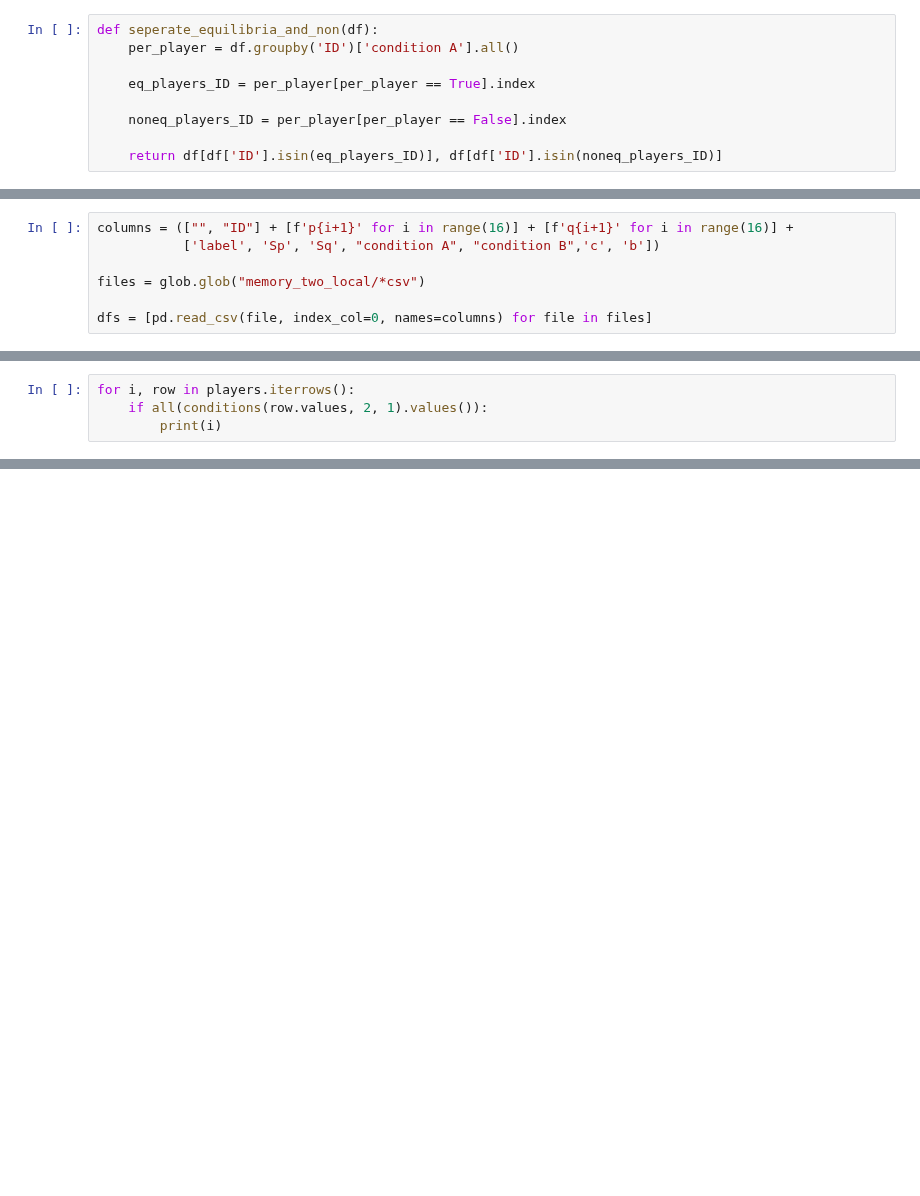
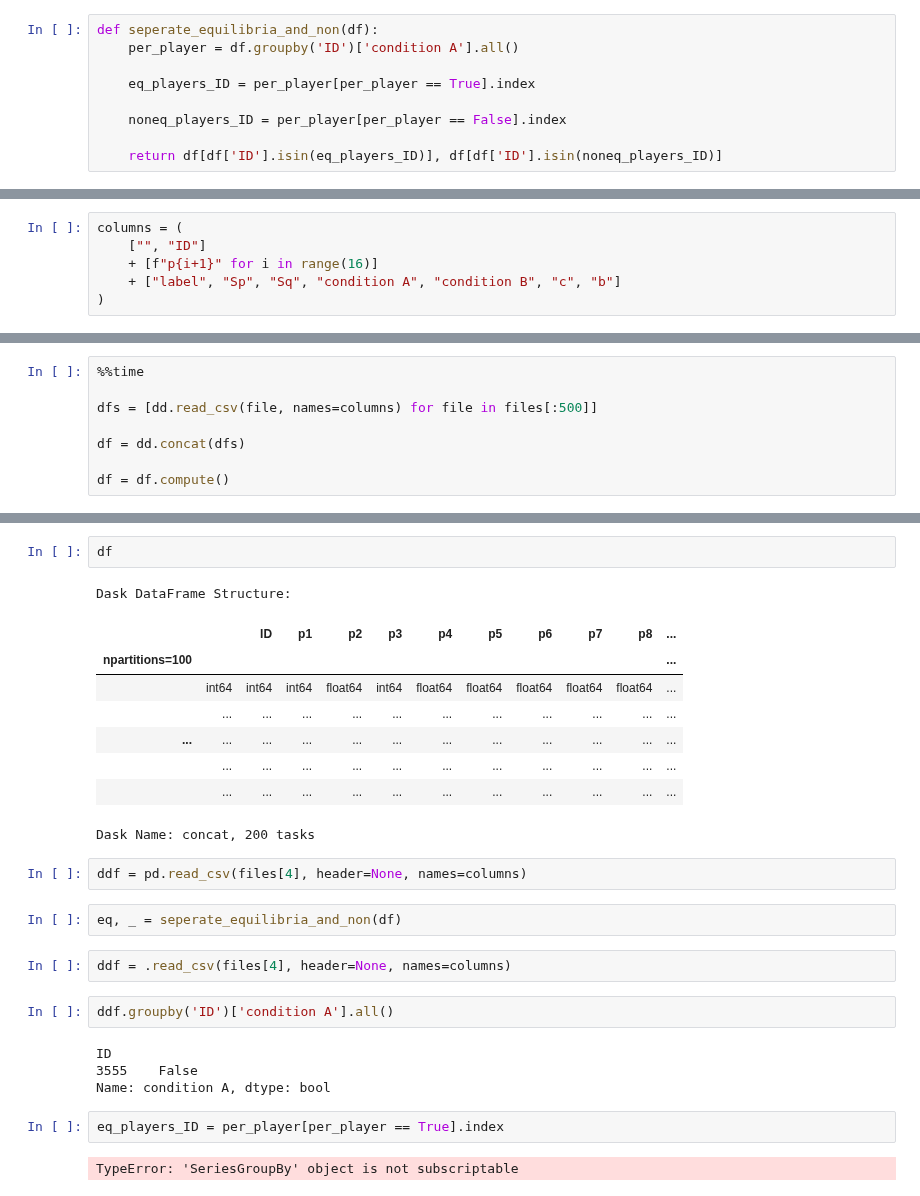
Before and after one commit to Nikoleta-v3/conditional-cooperation-with-longer-memory, a Jupyter notebook: nbs/Untitled.ipynb, the cells around one changed output, grey strips where cells are left out. Drawn from its saved outputs; the diff is of its cells as text; blank space fills up the shorter version.

```diff
--- a/nbs/Untitled.ipynb
+++ b/nbs/Untitled.ipynb
@@ -337,7 +192,0 @@ array([1., 1., 1., 1., 1., 1., 1., 1., 1., 1., 1., 1., 1., 1., 1., 1.])
-# %%
-columns = (["", "ID"] + [f'p{i+1}' for i in range(16)] + [f'q{i+1}' for i in range(16)] +
-           ['label', 'Sp', 'Sq', "condition A", "condition B",'c', 'b'])
-
-files = glob.glob("memory_two_local/*csv")
-
-dfs = [pd.read_csv(file, index_col=0, names=columns) for file in files]
@@ -371,4 +192,0 @@ players = players.reset_index(drop=True)
-# %%
-for i, row in players.iterrows():
-    if all(conditions(row.values, 2, 1).values()):
-        print(i)
@@ -414,0 +195,6 @@ Name: 0, dtype: float64
+# %%
+columns = (
+    ["", "ID"]
+    + [f"p{i+1}" for i in range(16)]
+    + ["label", "Sp", "Sq", "condition A", "condition B", "c", "b"]
+)
@@ -414,0 +210,8 @@ Name: 0, dtype: float64
+# %%
+%%time
+
+dfs = [dd.read_csv(file, names=columns) for file in files[:500]]
+
+df = dd.concat(dfs)
+
+df = df.compute()
@@ -414,0 +221,28 @@ Name: 0, dtype: float64
+# %%
+df
+# %% [output]
+Dask DataFrame Structure:
+|  |  | ID | p1 | p2 | p3 | p4 | p5 | p6 | p7 | p8 | ... |
+| npartitions=100 |  |  |  |  |  |  |  |  |  |  | ... |
+|  | int64 | int64 | int64 | float64 | int64 | float64 | float64 | float64 | float64 | float64 | ... |
+|  | ... | ... | ... | ... | ... | ... | ... | ... | ... | ... | ... |
+| ... | ... | ... | ... | ... | ... | ... | ... | ... | ... | ... | ... |
+|  | ... | ... | ... | ... | ... | ... | ... | ... | ... | ... | ... |
+|  | ... | ... | ... | ... | ... | ... | ... | ... | ... | ... | ... |
+Dask Name: concat, 200 tasks
+# %%
+ddf = pd.read_csv(files[4], header=None, names=columns)
+# %%
+eq, _ = seperate_equilibria_and_non(df)
+# %%
+ddf = .read_csv(files[4], header=None, names=columns)
+# %%
+ddf.groupby('ID')['condition A'].all()
+# %% [output]
+ID
+3555    False
+Name: condition A, dtype: bool
+# %%
+eq_players_ID = per_player[per_player == True].index
+# %% [output]
+TypeError: 'SeriesGroupBy' object is not subscriptable
```
Also changed, not shown: parts of 78 cells of this notebook, 17 other files.
